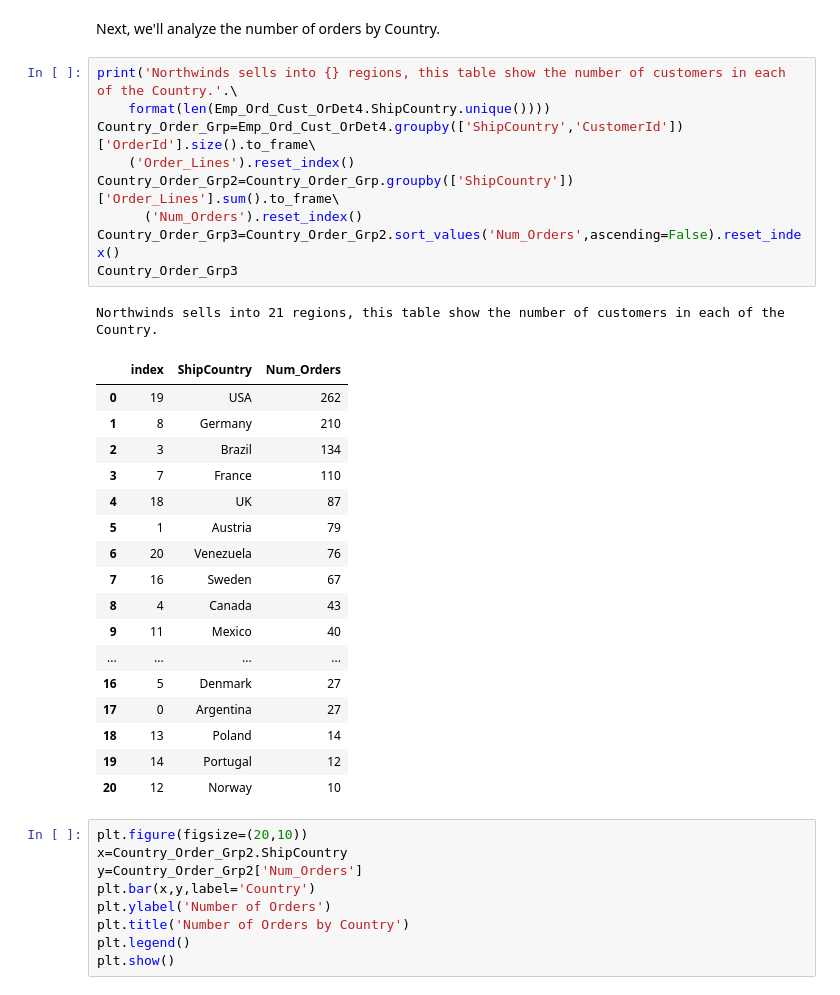
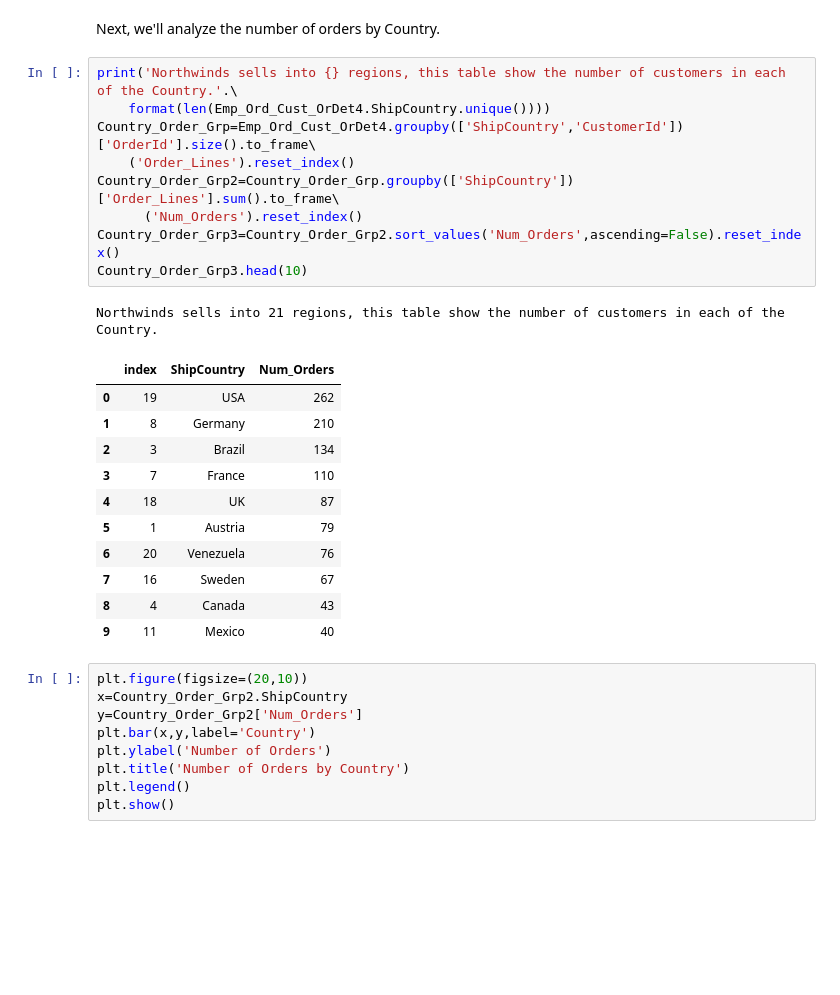
Before and after one commit to joewebb11/dsc-2-final-project-online-ds-pt-112618, a Jupyter notebook: index.ipynb, the cells around one changed output. Drawn from its saved outputs; the diff is of its cells as text; blank space fills up the shorter version.

```diff
--- a/index.ipynb
+++ b/index.ipynb
@@ -1710,31 +1676,25 @@ Next, we'll analyze the number of orders by Country.
 # %%
 print('Northwinds sells into {} regions, this table show the number of customers in each of the Country.'.\
     format(len(Emp_Ord_Cust_OrDet4.ShipCountry.unique())))
 Country_Order_Grp=Emp_Ord_Cust_OrDet4.groupby(['ShipCountry','CustomerId'])['OrderId'].size().to_frame\
     ('Order_Lines').reset_index()
 Country_Order_Grp2=Country_Order_Grp.groupby(['ShipCountry'])['Order_Lines'].sum().to_frame\
       ('Num_Orders').reset_index()
 Country_Order_Grp3=Country_Order_Grp2.sort_values('Num_Orders',ascending=False).reset_index()
-Country_Order_Grp3
+Country_Order_Grp3.head(10)
 # %% [output]
 Northwinds sells into 21 regions, this table show the number of customers in each of the Country.
 |  | index | ShipCountry | Num_Orders |
 | 0 | 19 | USA | 262 |
 | 1 | 8 | Germany | 210 |
 | 2 | 3 | Brazil | 134 |
 | 3 | 7 | France | 110 |
 | 4 | 18 | UK | 87 |
 | 5 | 1 | Austria | 79 |
 | 6 | 20 | Venezuela | 76 |
 | 7 | 16 | Sweden | 67 |
 | 8 | 4 | Canada | 43 |
 | 9 | 11 | Mexico | 40 |
-| ... | ... | ... | ... |
-| 16 | 5 | Denmark | 27 |
-| 17 | 0 | Argentina | 27 |
-| 18 | 13 | Poland | 14 |
-| 19 | 14 | Portugal | 12 |
-| 20 | 12 | Norway | 10 |
 # %%
 plt.figure(figsize=(20,10))
 x=Country_Order_Grp2.ShipCountry
```
Also changed, not shown: parts of 67 cells of this notebook, 2 other files.
